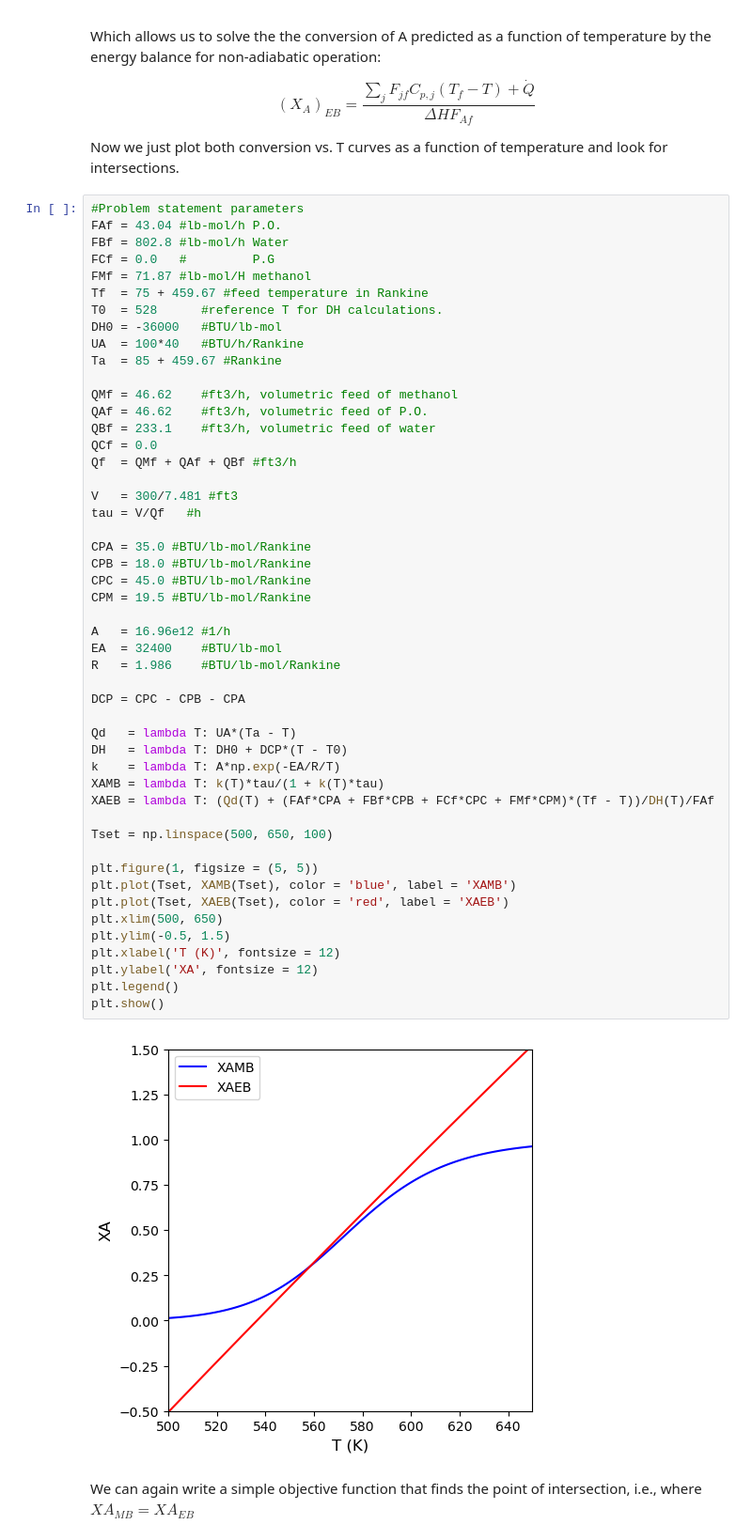
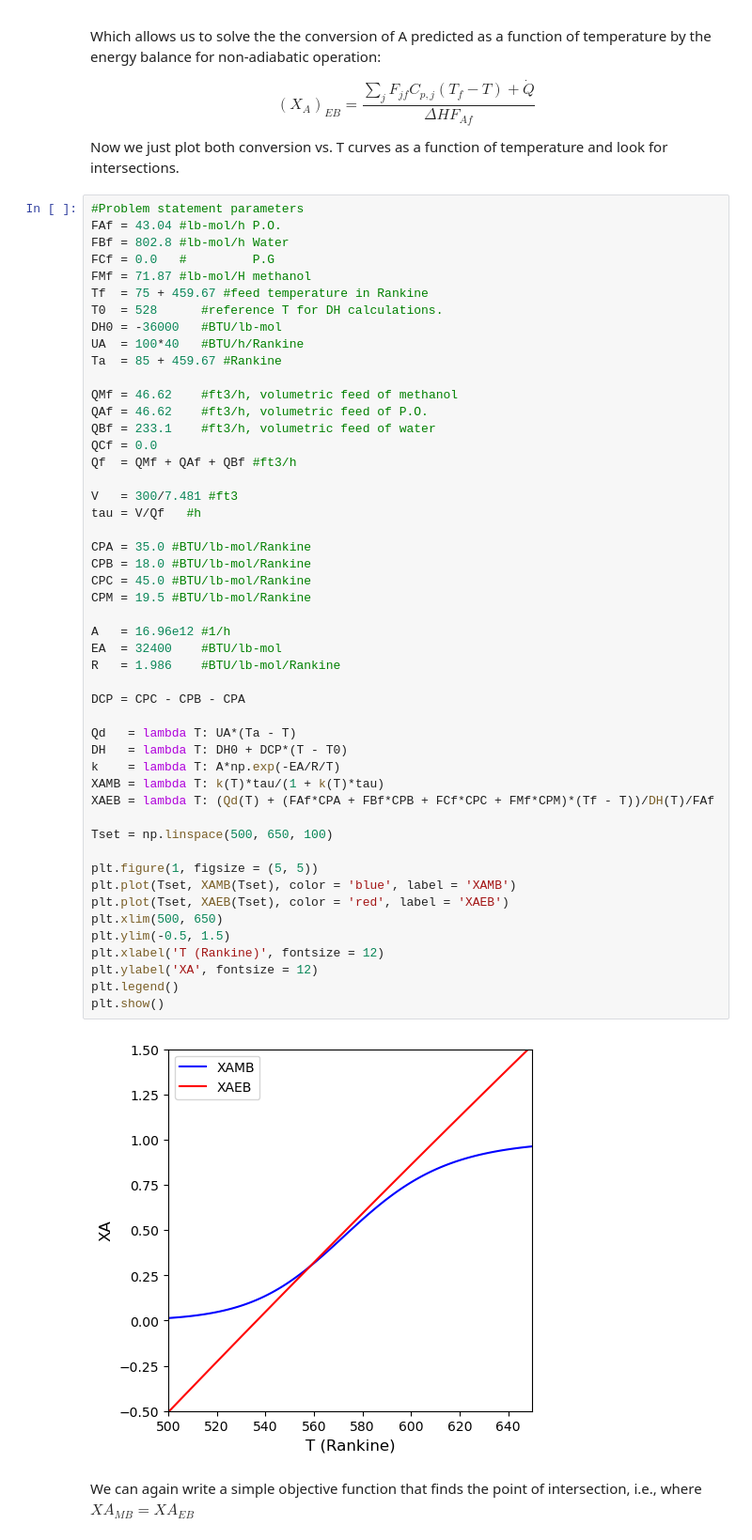
Before and after one commit to jqbond/CEN587, a Jupyter notebook: Lectures/587-L43.ipynb, the cells around one changed output. Shown at 94% size. Saved outputs shown, nothing was run; the diff lists cells and outputs as text.

```diff
--- a/Lectures/587-L43.ipynb
+++ b/Lectures/587-L43.ipynb
@@ -526,35 +526,35 @@ V   = 300/7.481 #ft3
 tau = V/Qf   #h
 
 CPA = 35.0 #BTU/lb-mol/Rankine
 CPB = 18.0 #BTU/lb-mol/Rankine
 CPC = 45.0 #BTU/lb-mol/Rankine
 CPM = 19.5 #BTU/lb-mol/Rankine
 
 A   = 16.96e12 #1/h
 EA  = 32400    #BTU/lb-mol
 R   = 1.986    #BTU/lb-mol/Rankine
 
 DCP = CPC - CPB - CPA
 
 Qd   = lambda T: UA*(Ta - T)
 DH   = lambda T: DH0 + DCP*(T - T0)
 k    = lambda T: A*np.exp(-EA/R/T)
 XAMB = lambda T: k(T)*tau/(1 + k(T)*tau)
 XAEB = lambda T: (Qd(T) + (FAf*CPA + FBf*CPB + FCf*CPC + FMf*CPM)*(Tf - T))/DH(T)/FAf
 
 Tset = np.linspace(500, 650, 100)
 
 plt.figure(1, figsize = (5, 5))
 plt.plot(Tset, XAMB(Tset), color = 'blue', label = 'XAMB')
 plt.plot(Tset, XAEB(Tset), color = 'red', label = 'XAEB')
 plt.xlim(500, 650)
 plt.ylim(-0.5, 1.5)
-plt.xlabel('T (K)', fontsize = 12)
+plt.xlabel('T (Rankine)', fontsize = 12)
 plt.ylabel('XA', fontsize = 12)
 plt.legend()
 plt.show()
 # %% [output]
-[figure, old version]
+[figure, new version]
 # %% [markdown]
 We can again write a simple objective function that finds the point of intersection, i.e., where $XA_{MB} = XA_{EB}$
 # %%
```
Also changed, not shown: parts of 6 cells of this notebook.
